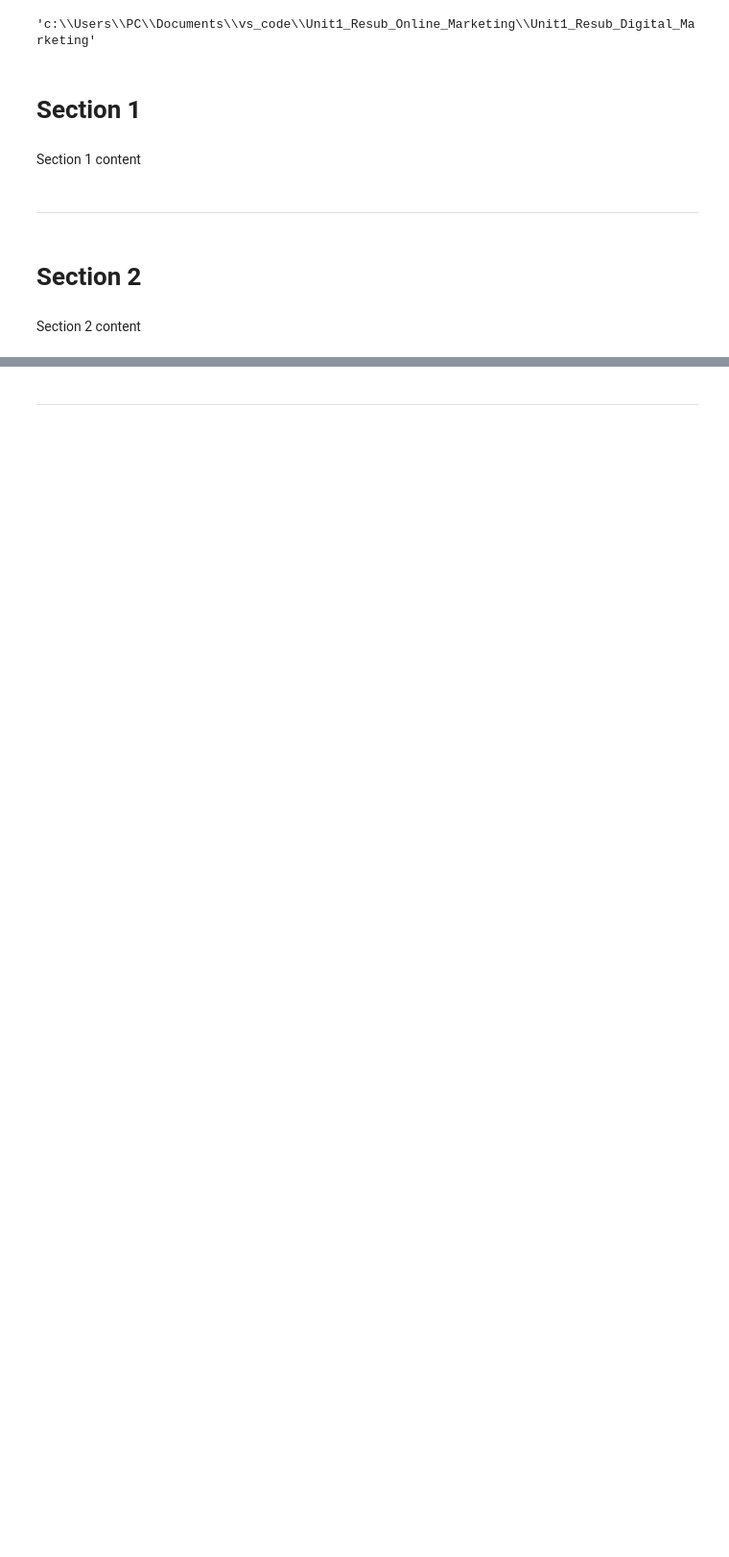
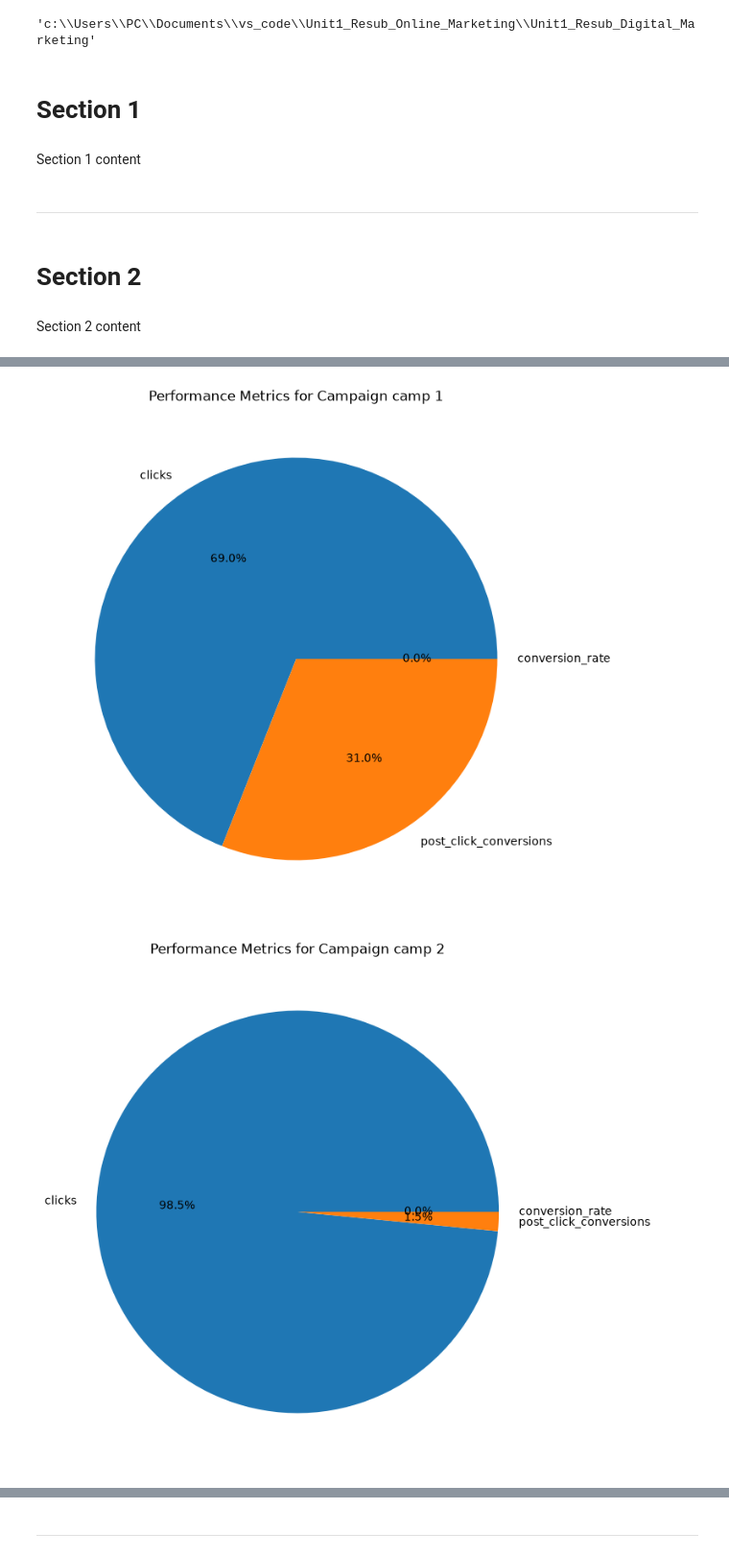
Before and after one commit to Oliver-code26/Unit1_Resub_Digital_Marketing, a Jupyter notebook: jupyter_notebooks/Notebook.ipynb, the cells around one changed output, grey strips where cells are left out. Shown at 96% size. Drawn from its saved outputs; the diff is of its cells as text; code cells hidden in the pictures; blank space fills up the shorter version.

```diff
--- a/jupyter_notebooks/Notebook.ipynb
+++ b/jupyter_notebooks/Notebook.ipynb
@@ -59,0 +199,29 @@ Section 2 content
+# %%
+#generate a pie chart of "clicks", "post_click_conversions", "conversion_rate" for "campaign_number" from the "clean_performance.csv" file
+# Group the data by campaign_number and sum the relevant columns
+df_grouped = df_cleaned.groupby('campaign_number')[
+    ['clicks', 'post_click_conversions']
+].sum()
+
+# Calculate conversion_rate because it is not included in the dataset
+df_grouped['conversion_rate'] = (
+    df_grouped['post_click_conversions']
+    .div(df_grouped['clicks'].replace(0, np.nan))
+    .mul(100)
+    .fillna(0)
+)
+
+# Create a pie chart for each campaign
+for campaign in df_grouped.index:
+    campaign_data = df_grouped.loc[campaign]
+    plt.figure(figsize=(8, 8))
+    plt.pie(
+        campaign_data,
+        labels=campaign_data.index,
+        autopct='%1.1f%%'
+    )
+    plt.title(f'Performance Metrics for Campaign {campaign}')
+    plt.show()
+# %% [output]
+[figure, added]
+[figure, added]
```
Also changed, not shown: parts of 24 cells of this notebook, 2 other files.
